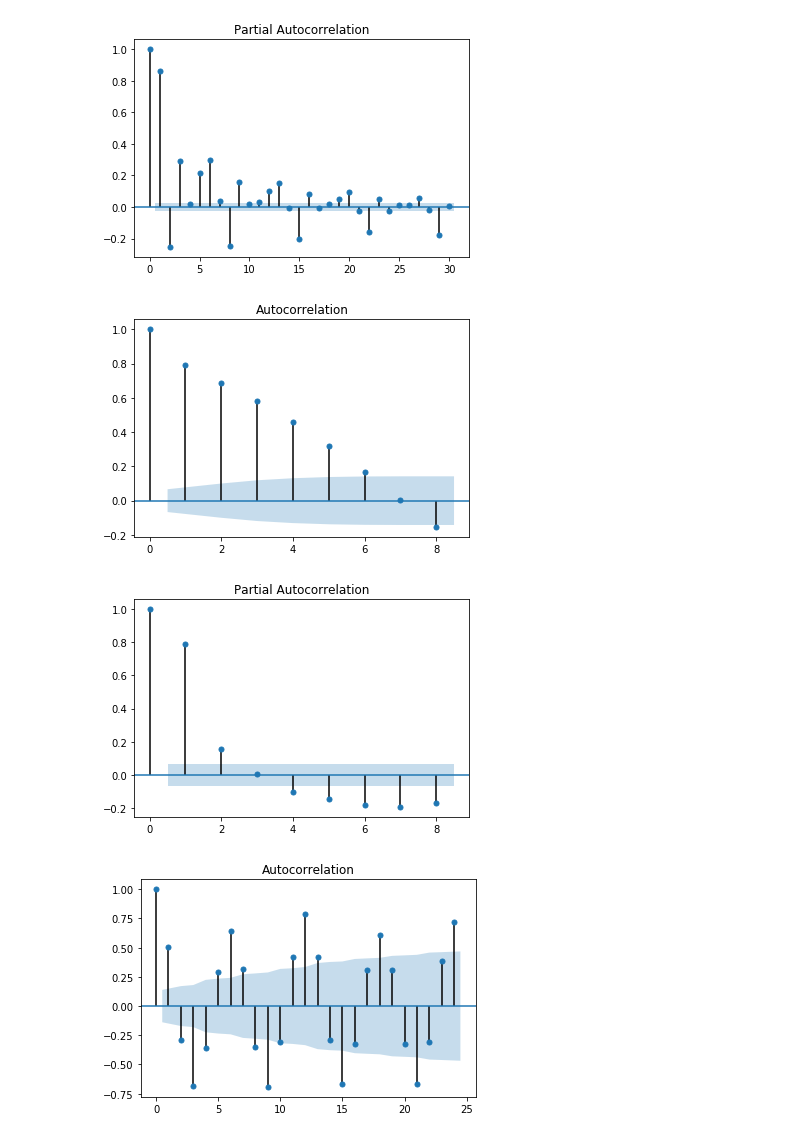
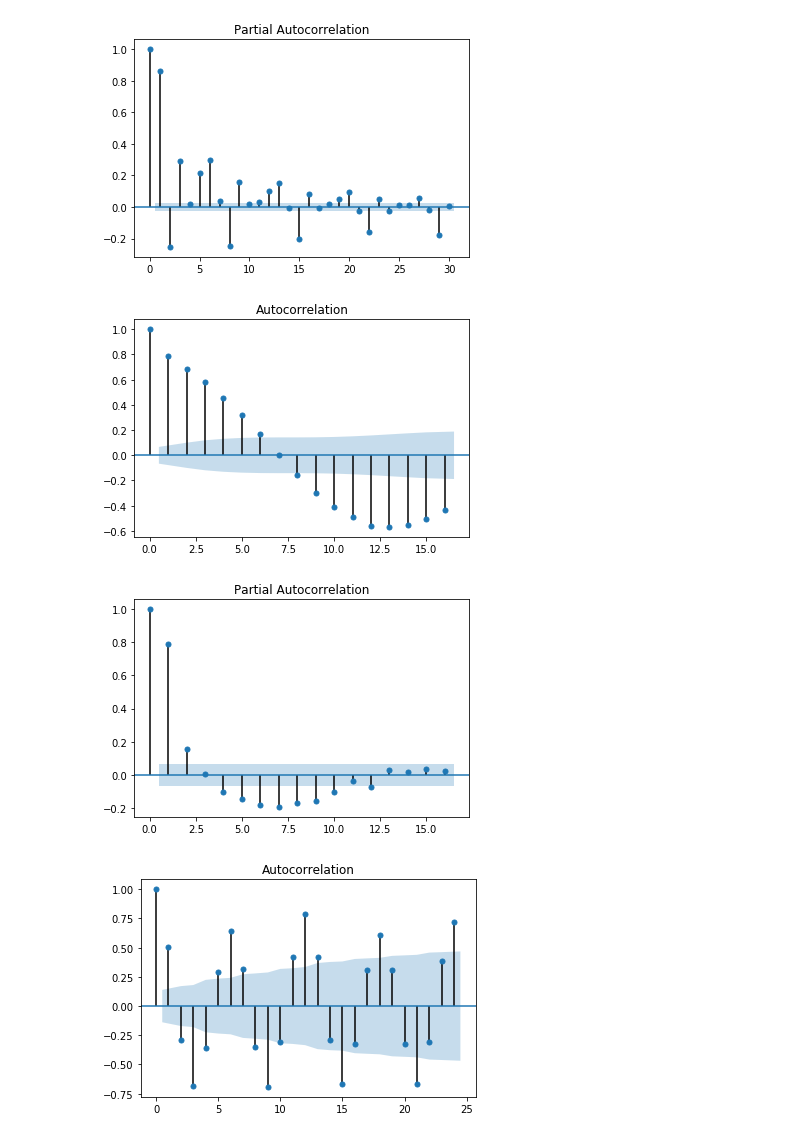
Before and after one commit to Svetorus/Time-Series, a Jupyter notebook: TS_3.ipynb, the cells around one changed output. Saved outputs shown, nothing was run; the diff lists cells and outputs as text; code cells hidden in the pictures.

```diff
--- a/TS_3.ipynb
+++ b/TS_3.ipynb
@@ -114,13 +114,13 @@ plt.show()
 [figure]
 [figure]
 # %%
-sm.graphics.tsa.plot_acf(data_w['PJME_MW'].values, lags=8)
+sm.graphics.tsa.plot_acf(data_w['PJME_MW'].values, lags=16)
 plt.show()
-sm.graphics.tsa.plot_pacf(data_w['PJME_MW'].values, lags=8)
+sm.graphics.tsa.plot_pacf(data_w['PJME_MW'].values, lags=16)
 plt.show()
 # %% [output]
-[figure, old version]
+[figure, new version]
-[figure, old version]
+[figure, new version]
 # %%
 sm.graphics.tsa.plot_acf(data_m['PJME_MW'].values, lags=24)
 plt.show()
```
Also changed, not shown: parts of 9 cells of this notebook.
